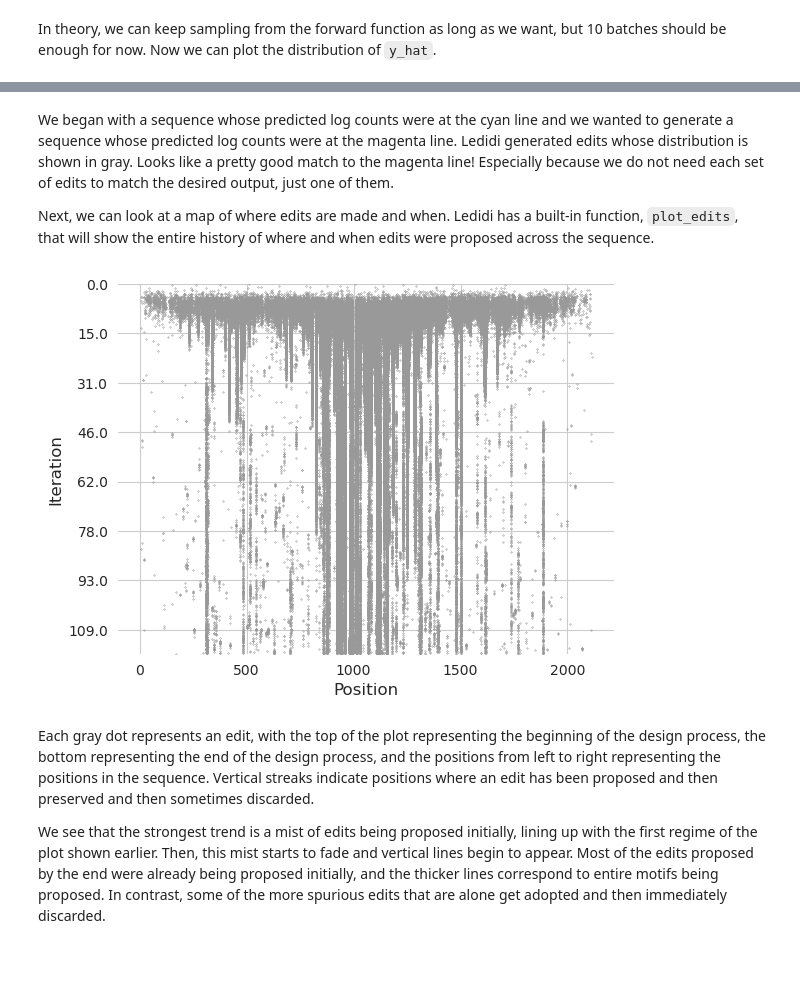
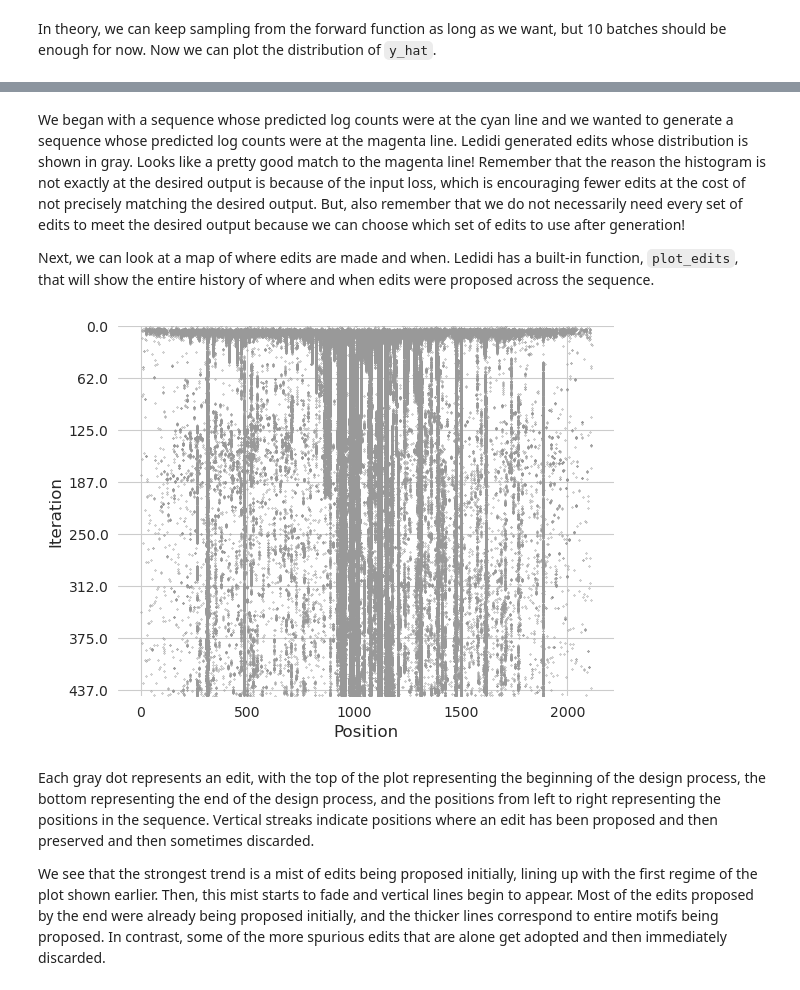
Before and after one commit to jmschrei/ledidi, a Jupyter notebook: docs/tutorials/Tutorial_1_-_Design_of_Protein_Binding_Sites.ipynb, the cells around one changed output, grey strips where cells are left out. Drawn from its saved outputs; the diff is of its cells as text; code cells hidden in the pictures; blank space fills up the shorter version.

```diff
--- a/docs/tutorials/Tutorial_1_-_Design_of_Protein_Binding_Sites.ipynb
+++ b/docs/tutorials/Tutorial_1_-_Design_of_Protein_Binding_Sites.ipynb
@@ -199,15 +200,15 @@ NameError: name 'plt' is not defined
 # %% [markdown]
-We began with a sequence whose predicted log counts were at the cyan line and we wanted to generate a sequence whose predicted log counts were at the magenta line. Ledidi generated edits whose distribution is shown in gray. Looks like a pretty good match to the magenta line! Especially because we do not need each set of edits to match the desired output, just one of them.
+We began with a sequence whose predicted log counts were at the cyan line and we wanted to generate a sequence whose predicted log counts were at the magenta line. Ledidi generated edits whose distribution is shown in gray. Looks like a pretty good match to the magenta line! Remember that the reason the histogram is not exactly at the desired output is because of the input loss, which is encouraging fewer edits at the cost of not precisely matching the desired output. But, also remember that we do not necessarily need every set of edits to meet the desired output because we can choose which set of edits to use after generation!
 
 Next, we can look at a map of where edits are made and when. Ledidi has a built-in function, `plot_edits`, that will show the entire history of where and when edits were proposed across the sequence.
 # %%
-from ledidi.plot import plot_edits
+from ledidi.plot import plot_history
 
-plot_edits(history)
+plot_history(history)
 seaborn.despine(bottom=True, left=True)
 plt.show()
 # %% [output]
-[figure, old version]
+[figure, new version]
 # %% [markdown]
 Each gray dot represents an edit, with the top of the plot representing the beginning of the design process, the bottom representing the end of the design process, and the positions from left to right representing the positions in the sequence. Vertical streaks indicate positions where an edit has been proposed and then preserved and then sometimes discarded.
 
```
Also changed, not shown: parts of 21 cells of this notebook.
